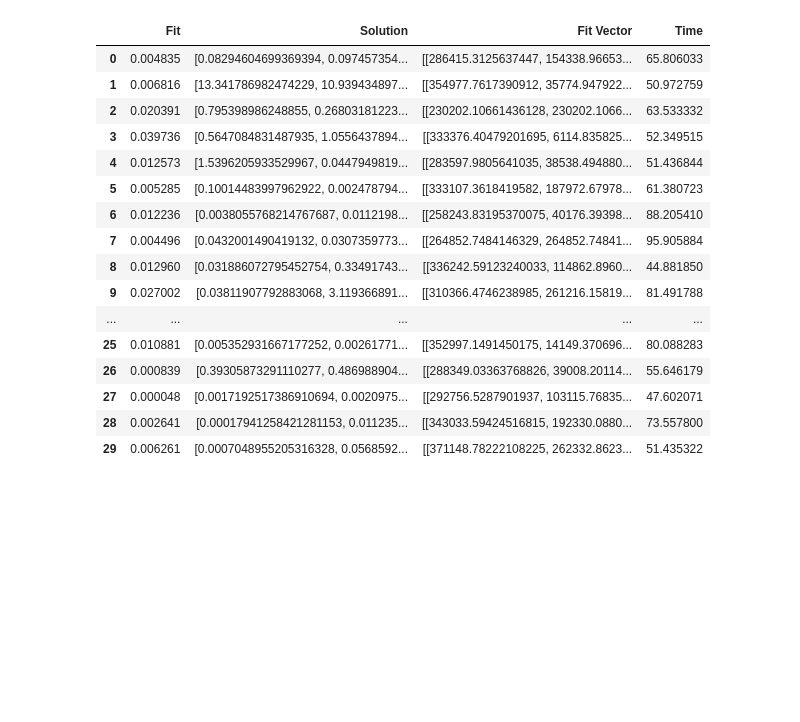
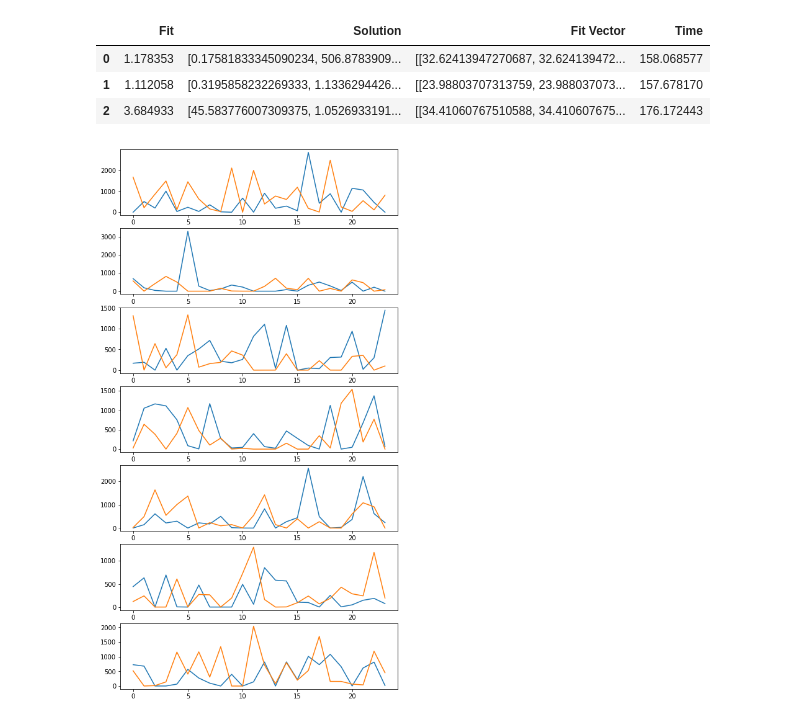
Before and after one commit to ECGomes/eso_project, a Jupyter notebook: hyde-df.ipynb, the cells around one changed output. Cells and saved outputs as stored; diff of their text form; code cells hidden in the pictures; blank space fills up the shorter version.

```diff
--- a/hyde-df.ipynb
+++ b/hyde-df.ipynb
@@ -649,0 +699,11 @@ dict_par = {'genLimit': genLimit,
+# %%
+minVals = {'genActPower': np.array(np.zeros((1, genActPower.ravel().shape[0]))),
+           'genExcActPower': np.array(np.zeros((1, genExcActPower.ravel().shape[0]))),
+           'pImp': np.array(np.zeros((1, pImp.ravel().shape[0]))),
+           'pExp': np.array(np.zeros((1, pExp.ravel().shape[0])))}
+
+
+maxVals = {'genActPower': 5000*np.array(np.ones((1, genActPower.ravel().shape[0]))),
+           'genExcActPower': 5000*np.array(np.ones((1, genExcActPower.ravel().shape[0]))),
+           'pImp': pMaxImp.ravel(),
+           'pExp': pMaxExp.ravel()}
@@ -688,22 +758,17 @@ Starting trials
-# %%
-# Show solutions
-
-trial_results
-# %% [output]
-|  | Fit | Solution | Fit Vector | Time |
-| 0 | 0.004835 | [0.08294604699369394, 0.097457354... | [[286415.3125637447, 154338.96653... | 65.806033 |
-| 1 | 0.006816 | [13.341786982474229, 10.939434897... | [[354977.7617390912, 35774.947922... | 50.972759 |
-| 2 | 0.020391 | [0.795398986248855, 0.26803181223... | [[230202.10661436128, 230202.1066... | 63.533332 |
-| 3 | 0.039736 | [0.5647084831487935, 1.0556437894... | [[333376.40479201695, 6114.835825... | 52.349515 |
-| 4 | 0.012573 | [1.5396205933529967, 0.0447949819... | [[283597.9805641035, 38538.494880... | 51.436844 |
-| 5 | 0.005285 | [0.10014483997962922, 0.002478794... | [[333107.3618419582, 187972.67978... | 61.380723 |
-| 6 | 0.012236 | [0.0038055768214767687, 0.0112198... | [[258243.83195370075, 40176.39398... | 88.205410 |
-| 7 | 0.004496 | [0.0432001490419132, 0.0307359773... | [[264852.7484146329, 264852.74841... | 95.905884 |
-| 8 | 0.012960 | [0.031886072795452754, 0.33491743... | [[336242.59123240033, 114862.8960... | 44.881850 |
-| 9 | 0.027002 | [0.03811907792883068, 3.119366891... | [[310366.4746238985, 261216.15819... | 81.491788 |
-| ... | ... | ... | ... | ... |
-| 25 | 0.010881 | [0.005352931667177252, 0.00261771... | [[352997.1491450175, 14149.370696... | 80.088283 |
-| 26 | 0.000839 | [0.39305873291110277, 0.486988904... | [[288349.03363768826, 39008.20114... | 55.646179 |
-| 27 | 0.000048 | [0.0017192517386910694, 0.0020975... | [[292756.5287901937, 103115.76835... | 47.602071 |
-| 28 | 0.002641 | [0.00017941258421281153, 0.011235... | [[343033.59424516815, 192330.0880... | 73.557800 |
-| 29 | 0.006261 | [0.0007048955205316328, 0.0568592... | [[371148.78222108225, 262332.8623... | 51.435322 |
+# %%
+# Show trial results
+
+trial_results
+# %% [output]
+|  | Fit | Solution | Fit Vector | Time |
+| 0 | 1.178353 | [0.17581833345090234, 506.8783909... | [[32.62413947270687, 32.624139472... | 158.068577 |
+| 1 | 1.112058 | [0.3195858232269333, 1.1336294426... | [[23.98803707313759, 23.988037073... | 157.678170 |
+| 2 | 3.684933 | [45.583776007309375, 1.0526933191... | [[34.41060767510588, 34.410607675... | 176.172443 |
+# %%
+fig, axs = plt.subplots(nrows=7, figsize=(8, 16))
+
+for i in np.arange(7):
+    axs[i].plot(decode(trial_results['Solution'][0], dict_var)['genActPower'][i])
+    axs[i].plot(decode(trial_results['Solution'][0], dict_var)['genExcActPower'][i])
+# %% [output]
+[figure, added]
```
Also changed, not shown: parts of 8 cells of this notebook.
